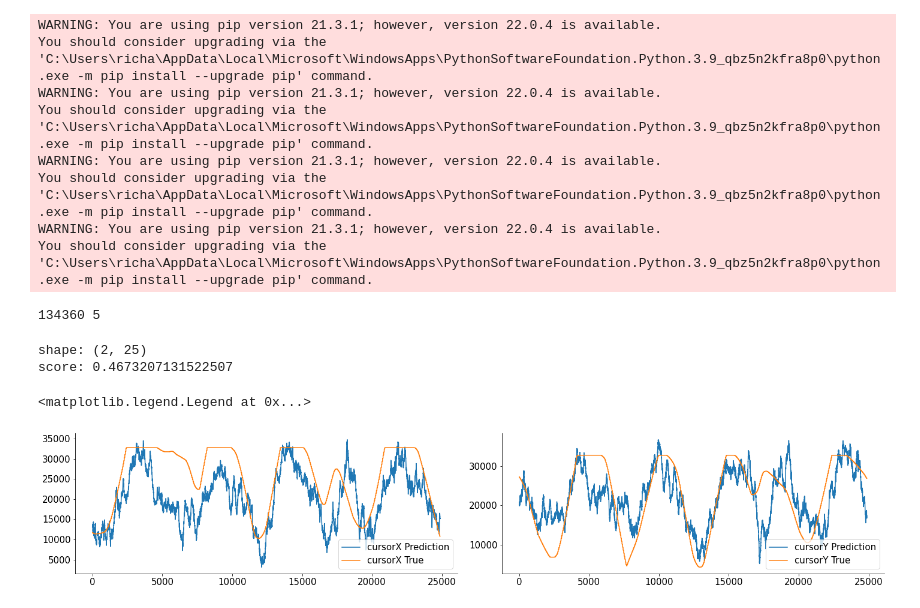
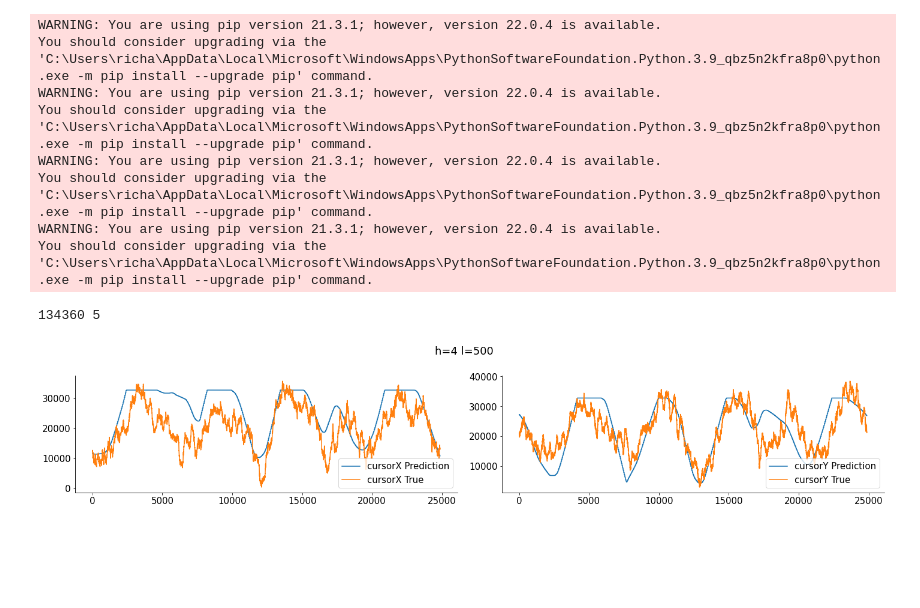
Before and after one commit to rnatarajan98/eCoG_Joystick_Analysis, a Jupyter notebook: GLM.ipynb, the cells around one changed output. Drawn from its saved outputs; the diff is of its cells as text; code cells hidden in the pictures; blank space fills up the shorter version.

```diff
--- a/GLM.ipynb
+++ b/GLM.ipynb
@@ -144,27 +144,27 @@ def LR(_V_train, _cx_train, _cy_train, _V_test, _cx_test, _cy_test, _h, _l):
 
     return _regressand_test, _prediction
 # %%
-#Generate and visualise response
-h=4
-l=500
-truth, prediction = LR(V_train, cx_train, cy_train, V_test, cx_test, cy_test, h, l)
+def LR_plot(prediction, truth, h, l):
+    plt.figure()
+    plt.suptitle('h=' + str(h) + ' l=' + str(l))
+    plt.subplot(1, 2, 1)
+    plt.plot(prediction[:,0], label='cursorX Prediction')
+    plt.plot(truth[:,0], label='cursorX True')
+    plt.legend()
 
-
-plt.figure()
-plt.subplot(1, 2, 1)
-plt.plot(prediction[:,0], label='cursorX Prediction')
-plt.plot(truth[:,0], label='cursorX True')
-plt.legend()
-
-plt.subplot(1, 2, 2)
-plt.plot(prediction[:,1], label='cursorY Prediction')
-plt.plot(truth[:,1], label='cursorY True')
-plt.legend()
+    plt.subplot(1, 2, 2)
+    plt.plot(prediction[:,1], label='cursorY Prediction')
+    plt.plot(truth[:,1], label='cursorY True')
+    plt.legend()
-# %% [output]
-shape: (2, 25)
-score: 0.4673207131522507
-<matplotlib.legend.Legend at 0x...>
-[figure, removed]
+# %%
+#Generate and visualise response for arbitrary parameters
+h=4
+l=500
+truth, prediction = LR(V_train, cx_train, cy_train, V_test, cx_test, cy_test, h, l)
+
+LR_plot(truth, prediction, h, l)
+# %% [output]
+[figure, added]
 # %%
 # Create linear regression prediction, return RMS value
 def LR_RMS(_V_train, _cx_train, _cy_train, _V_test, _cx_test, _cy_test, _h, _l):
```
Also changed, not shown: parts of 8 cells of this notebook.
